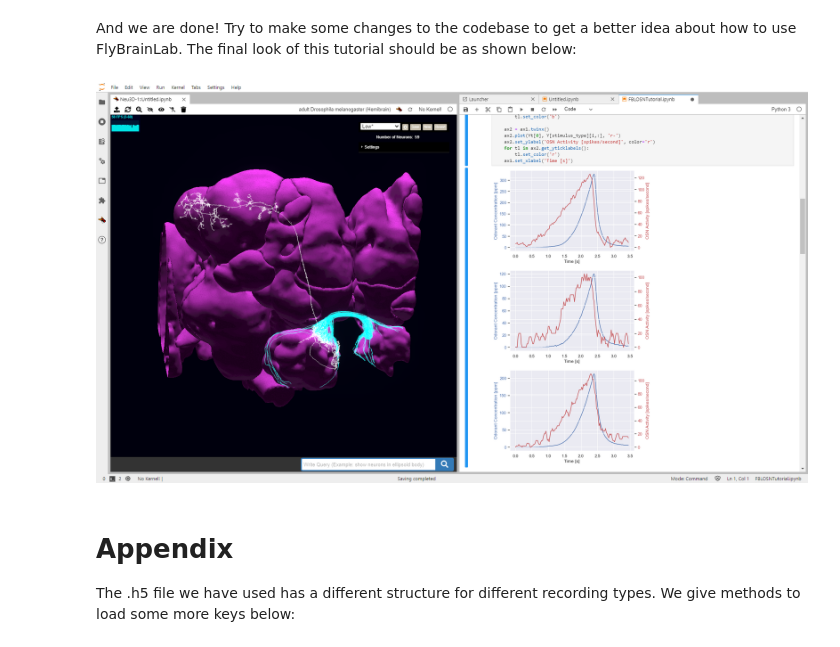
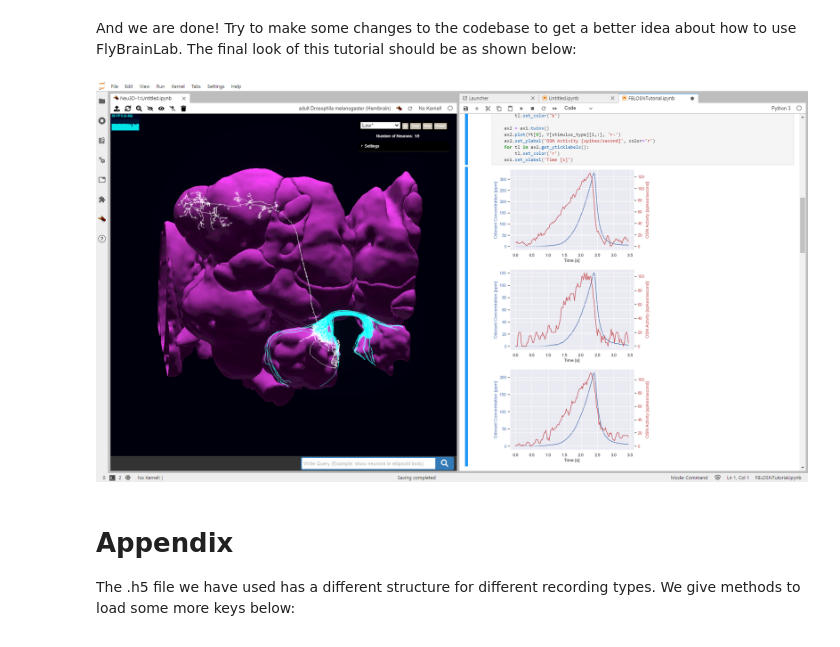
Before and after one commit to FlyBrainLab/Tutorials, a Jupyter notebook: tutorials/osn_ephys_tutorial/OSN_ephys_tutorial.ipynb, the cells around one changed output. Cells and saved outputs as stored; diff of their text form; code cells hidden in the pictures.

```diff
--- a/tutorials/osn_ephys_tutorial/OSN_ephys_tutorial.ipynb
+++ b/tutorials/osn_ephys_tutorial/OSN_ephys_tutorial.ipynb
@@ -136,8 +141,10 @@ _ = client.executeNLPquery('color $ab2A$ cyan')
 []
 # %% [markdown]
 And we are done! Try to make some changes to the codebase to get a better idea about how to use FlyBrainLab. The final look of this tutorial should be as shown below:
-# %% [markdown]
-![final](embedded-picture-1)
+# %%
+display(Image(filename='images/osn_3.png'))
+# %% [output]
+[figure, added]
 # %% [markdown]
 # Appendix
 The .h5 file we have used has a different structure for different recording types. We give methods to load some more keys below:
```
Also changed, not shown: parts of 8 cells of this notebook, 3 other files.
